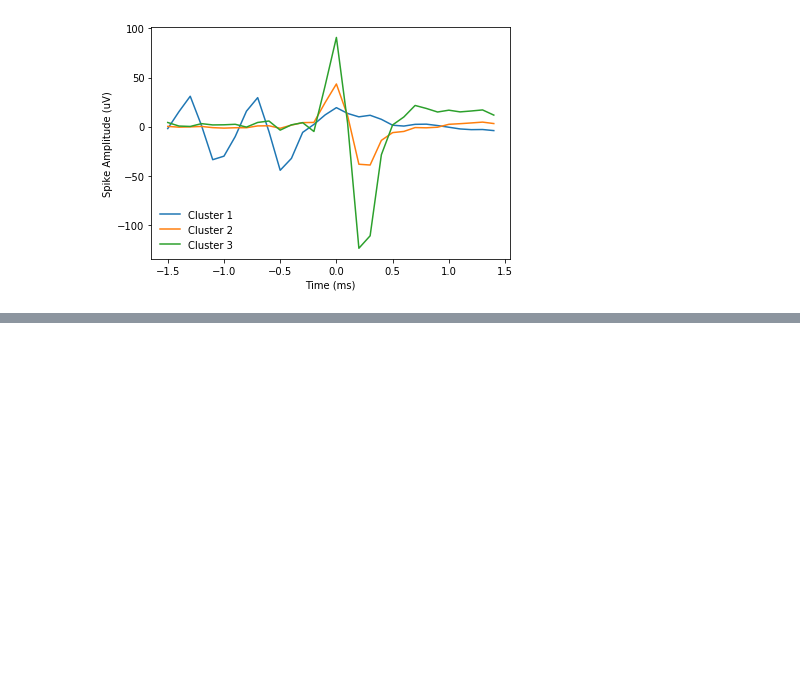
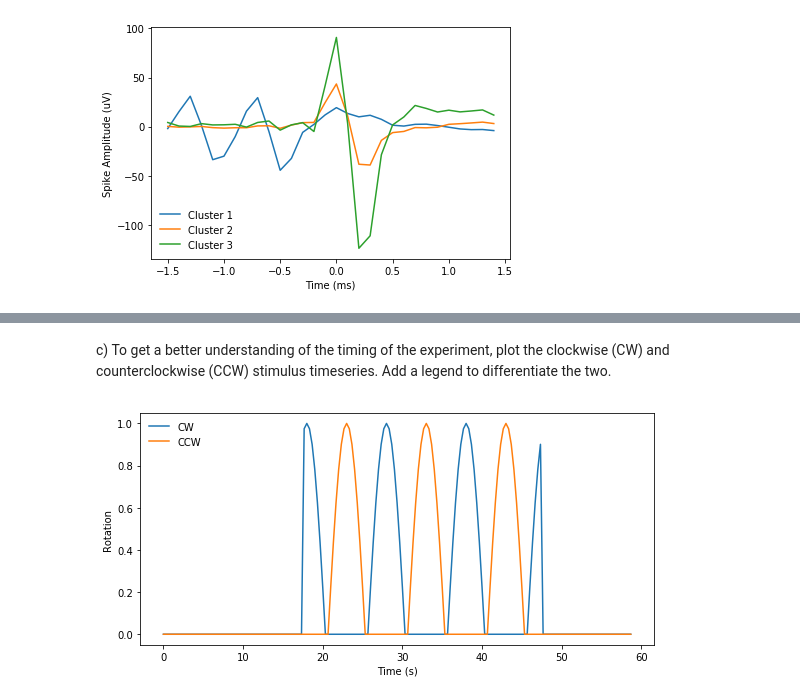
Before and after one commit to zashwood/pni_bootcamp_2019, a Jupyter notebook: day02/day02_solutions.ipynb, the cells around one changed output, grey strips where cells are left out. Saved outputs shown, nothing was run; the diff lists cells and outputs as text; code cells hidden in the pictures; blank space fills up the shorter version.

```diff
--- a/day02/day02_solutions.ipynb
+++ b/day02/day02_solutions.ipynb
@@ -323,0 +388,17 @@ plt.tight_layout()
+# %% [markdown]
+c) To get a better understanding of the timing of the experiment, plot the clockwise (CW) and counterclockwise (CCW) stimulus timeseries. Add a legend to differentiate the two.
+# %%
+## Initialize canvas.
+fig, ax = plt.subplots(1,1,figsize=(8,4))
+
+## Plot average waveform.
+ax.plot(times, cw, label='CW')
+ax.plot(times, ccw, label='CCW')
+
+## Add details.
+ax.set(xlabel='Time (s)', ylabel='Rotation')
+ax.legend(loc=2, frameon=False)
+
+plt.tight_layout()
+# %% [output]
+[figure, added]
```
Also changed, not shown: parts of 19 cells of this notebook, 4 other files.
